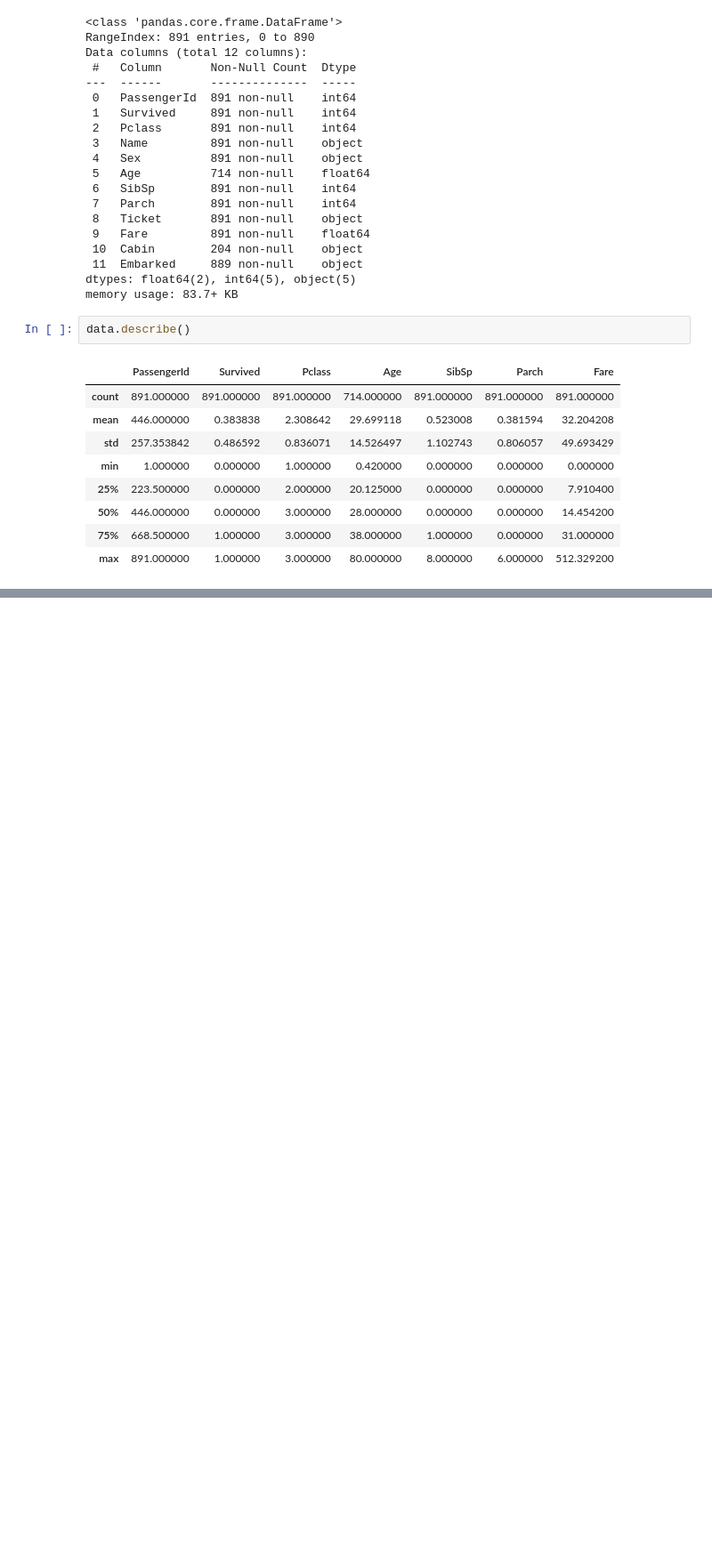
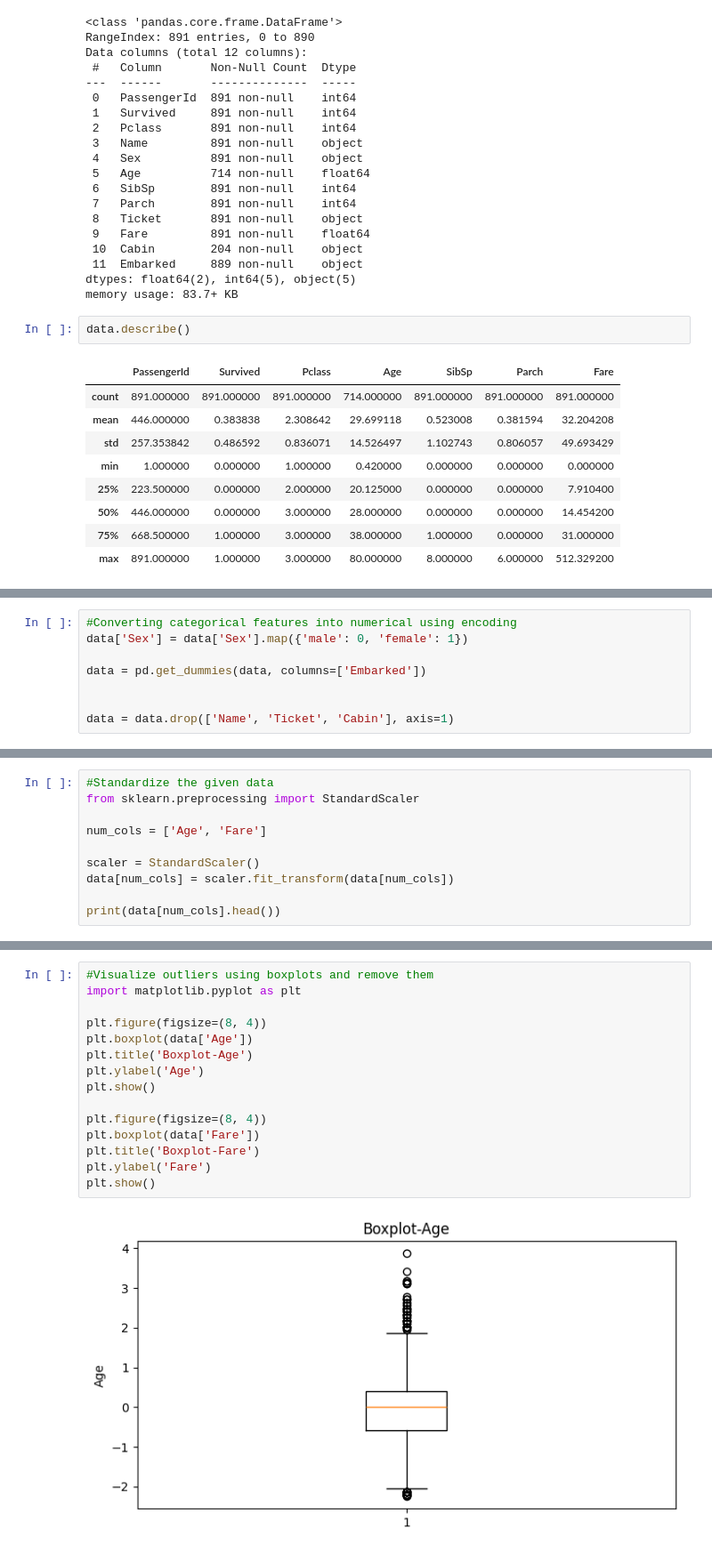
Before and after one commit to Devs7026/Task-1, a Jupyter notebook: task1.ipynb, the cells around one changed output, grey strips where cells are left out. Shown at 89% size. Saved outputs shown, nothing was run; the diff lists cells and outputs as text; blank space fills up the shorter version.

```diff
--- a/task1.ipynb
+++ b/task1.ipynb
@@ -67,0 +124,8 @@ dtype: int64
+# %%
+#Converting categorical features into numerical using encoding
+data['Sex'] = data['Sex'].map({'male': 0, 'female': 1})
+
+data = pd.get_dummies(data, columns=['Embarked'])
+
+
+data = data.drop(['Name', 'Ticket', 'Cabin'], axis=1)
@@ -67,0 +153,10 @@ dtype: int64
+# %%
+#Standardize the given data
+from sklearn.preprocessing import StandardScaler
+
+num_cols = ['Age', 'Fare']
+
+scaler = StandardScaler()
+data[num_cols] = scaler.fit_transform(data[num_cols])
+
+print(data[num_cols].head())
@@ -67,0 +190,17 @@ dtype: int64
+# %%
+#Visualize outliers using boxplots and remove them
+import matplotlib.pyplot as plt
+
+plt.figure(figsize=(8, 4))
+plt.boxplot(data['Age'])
+plt.title('Boxplot-Age')
+plt.ylabel('Age')
+plt.show()
+
+plt.figure(figsize=(8, 4))
+plt.boxplot(data['Fare'])
+plt.title('Boxplot-Fare')
+plt.ylabel('Fare')
+plt.show()
+# %% [output]
+[figure, added]
```
Also changed, not shown: parts of 11 cells of this notebook.
